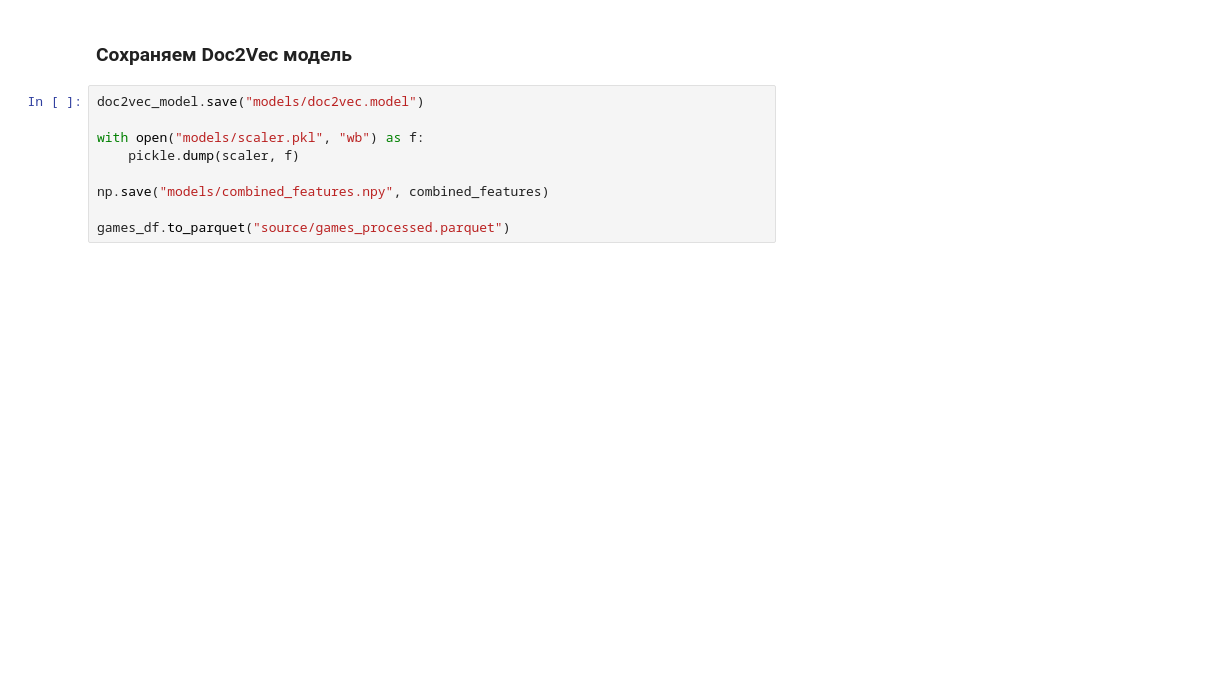
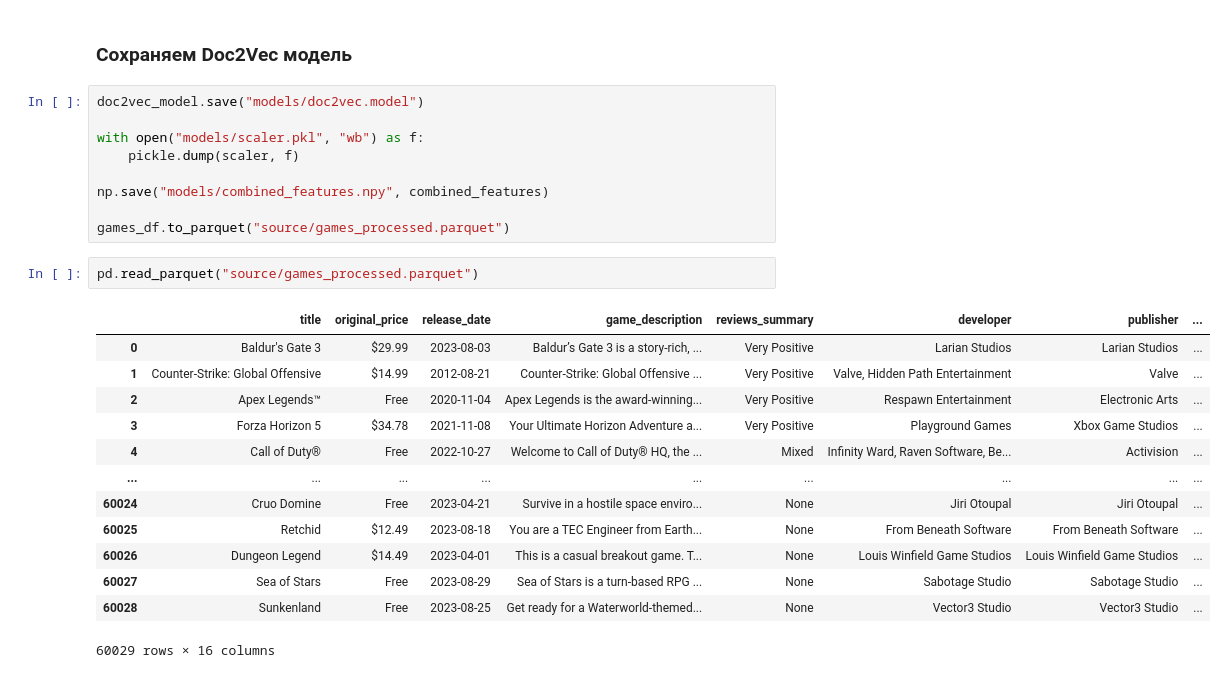
Before and after one commit to behzod33/ds_jr_final, a Jupyter notebook: hybrid_rec_system.ipynb, the cells around one changed output. Saved outputs shown, nothing was run; the diff lists cells and outputs as text; blank space fills up the shorter version.

```diff
--- a/hybrid_rec_system.ipynb
+++ b/hybrid_rec_system.ipynb
@@ -237,3 +236,19 @@ with open("models/scaler.pkl", "wb") as f:
 np.save("models/combined_features.npy", combined_features)
 
 games_df.to_parquet("source/games_processed.parquet")
+# %%
+pd.read_parquet("source/games_processed.parquet")
+# %% [output]
+|  | title | original_price | release_date | game_description | reviews_summary | developer | publisher | ... |
+| 0 | Baldur's Gate 3 | $29.99 | 2023-08-03 | Baldur’s Gate 3 is a story-rich, ... | Very Positive | Larian Studios | Larian Studios | ... |
+| 1 | Counter-Strike: Global Offensive | $14.99 | 2012-08-21 | Counter-Strike: Global Offensive ... | Very Positive | Valve, Hidden Path Entertainment | Valve | ... |
+| 2 | Apex Legends™ | Free | 2020-11-04 | Apex Legends is the award-winning... | Very Positive | Respawn Entertainment | Electronic Arts | ... |
+| 3 | Forza Horizon 5 | $34.78 | 2021-11-08 | Your Ultimate Horizon Adventure a... | Very Positive | Playground Games | Xbox Game Studios | ... |
+| 4 | Call of Duty® | Free | 2022-10-27 | Welcome to Call of Duty® HQ, the ... | Mixed | Infinity Ward, Raven Software, Be... | Activision | ... |
+| ... | ... | ... | ... | ... | ... | ... | ... | ... |
+| 60024 | Cruo Domine | Free | 2023-04-21 | Survive in a hostile space enviro... | None | Jiri Otoupal | Jiri Otoupal | ... |
+| 60025 | Retchid | $12.49 | 2023-08-18 | You are a TEC Engineer from Earth... | None | From Beneath Software | From Beneath Software | ... |
+| 60026 | Dungeon Legend | $14.49 | 2023-04-01 | This is a casual breakout game. T... | None | Louis Winfield Game Studios | Louis Winfield Game Studios | ... |
+| 60027 | Sea of Stars | Free | 2023-08-29 | Sea of Stars is a turn-based RPG ... | None | Sabotage Studio | Sabotage Studio | ... |
+| 60028 | Sunkenland | Free | 2023-08-25 | Get ready for a Waterworld-themed... | None | Vector3 Studio | Vector3 Studio | ... |
+60029 rows × 16 columns
```
Also changed, not shown: parts of 2 cells of this notebook, 1 other file.
